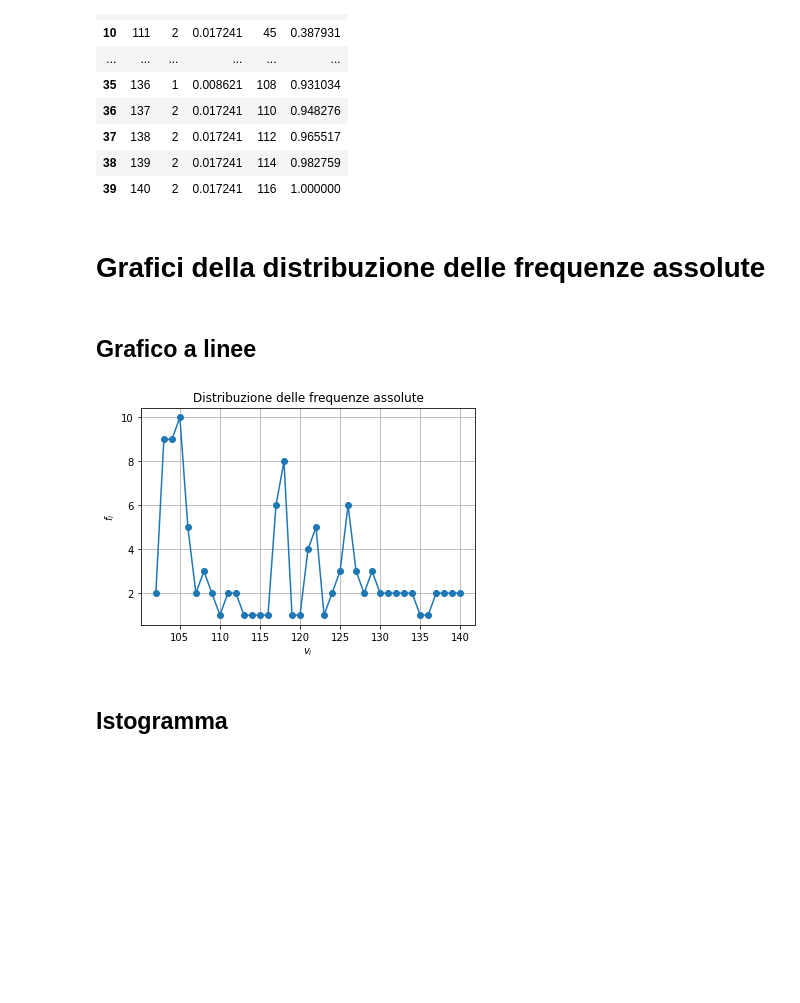
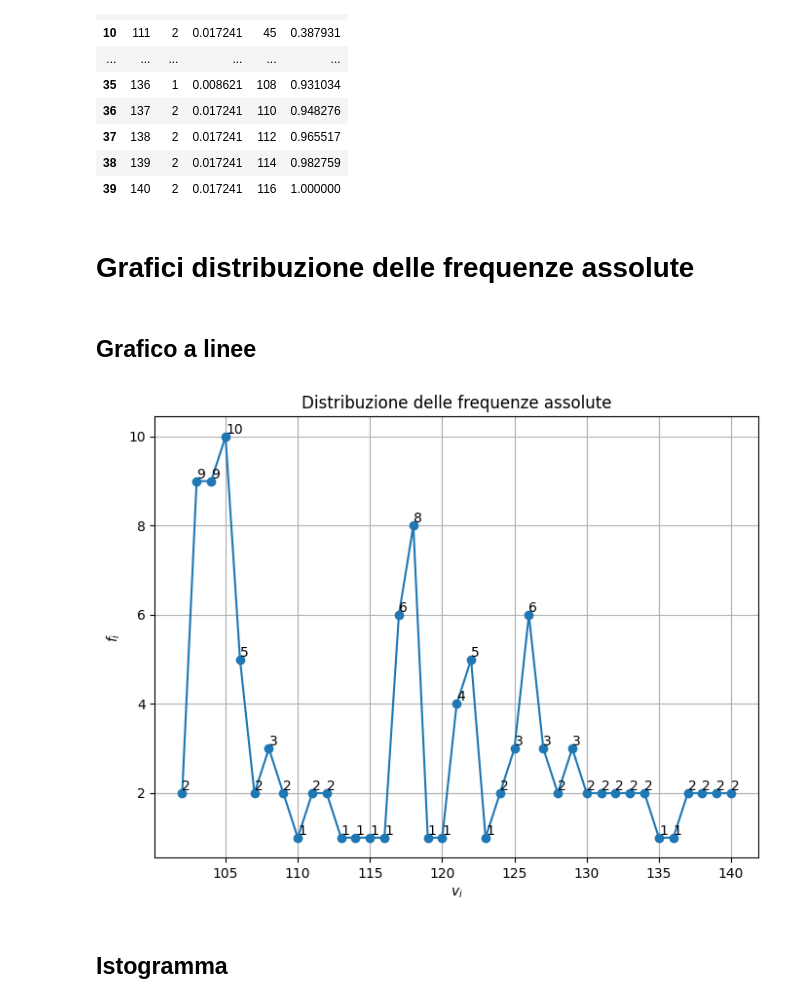
Before and after one commit to OB-UNISA/Statistica, a Jupyter notebook: statistica.ipynb, the cells around one changed output. Cells and saved outputs as stored; diff of their text form; code cells hidden in the pictures; blank space fills up the shorter version.

Commit message:
minor fixes, added more graphs and comments

```diff
--- a/statistica.ipynb
+++ b/statistica.ipynb
@@ -47,6 +48,9 @@ import matplotlib.pyplot as plt
 import pandas as pd
 import csv
 from math import sqrt
+
+plt.rcParams['figure.figsize'] = [8, 6]
+plt.rcParams['figure.dpi'] = 100
 # %% [markdown]
 # Parsing dei dati del peso corporeo
 # %% [markdown]
@@ -63,6 +67,7 @@ with open('peso.csv', 'r') as csvfile:
 df_peso = pd.DataFrame(peso, columns=['data', 'peso'])
 df_peso['data'] = pd.to_datetime(df_peso['data'])
 df_peso = df_peso.groupby(pd.Grouper(key='data', freq='W')).mean().round(0)
+df_peso = df_peso.dropna()
 df_peso = df_peso.reset_index()
 df_peso
 # %% [output]
@@ -82,13 +97,7 @@ df_peso
 # %% [markdown]
 Sono state eliminate le settimane in cui non vi erano dati.
 # %%
-x_not_sorted = []
-date_valide = []
-for i in range(len(df_peso)):
-    if not pd.isnull(df_peso.iloc[i]['peso']):
-        x_not_sorted.append(int(df_peso.iloc[i]['peso']))
-        date_valide.append(df_peso.iloc[i]['data'])
-x = sorted(x_not_sorted)
+x = sorted(int(p) for p in df_peso['peso'])
 n = len(x)
 print(f'Ampiezza del dato: {n}')
 for i, x_i in enumerate(x):
@@ -190,20 +203,23 @@ df_data_table
 | 38 | 139 | 2 | 0.017241 | 114 | 0.982759 |
 | 39 | 140 | 2 | 0.017241 | 116 | 1.000000 |
 # %% [markdown]
-# Grafici della distribuzione delle frequenze assolute
+# Grafici distribuzione delle frequenze assolute
 # %% [markdown]
 ## Grafico a linee
 # %%
 fig, ax = plt.subplots()
 ax.plot(v_x, f_x, '-o')
 ax.set_title('Distribuzione delle frequenze assolute')
 ax.set_xlabel(r'$v_i$')
 ax.set_ylabel(r'$f_i$')
 ax.grid()
 
+for i, v_i in enumerate(v_x):
+    ax.text(v_i, f_x[i], f'{f_x[i]:.0f}', ha='left', va='bottom')
+
 plt.show()
 # %% [output]
-[figure, old version]
+[figure, new version]
 # %% [markdown]
 ## Istogramma
 # %%
```
Also changed, not shown: parts of 20 cells of this notebook, 1 other file.
